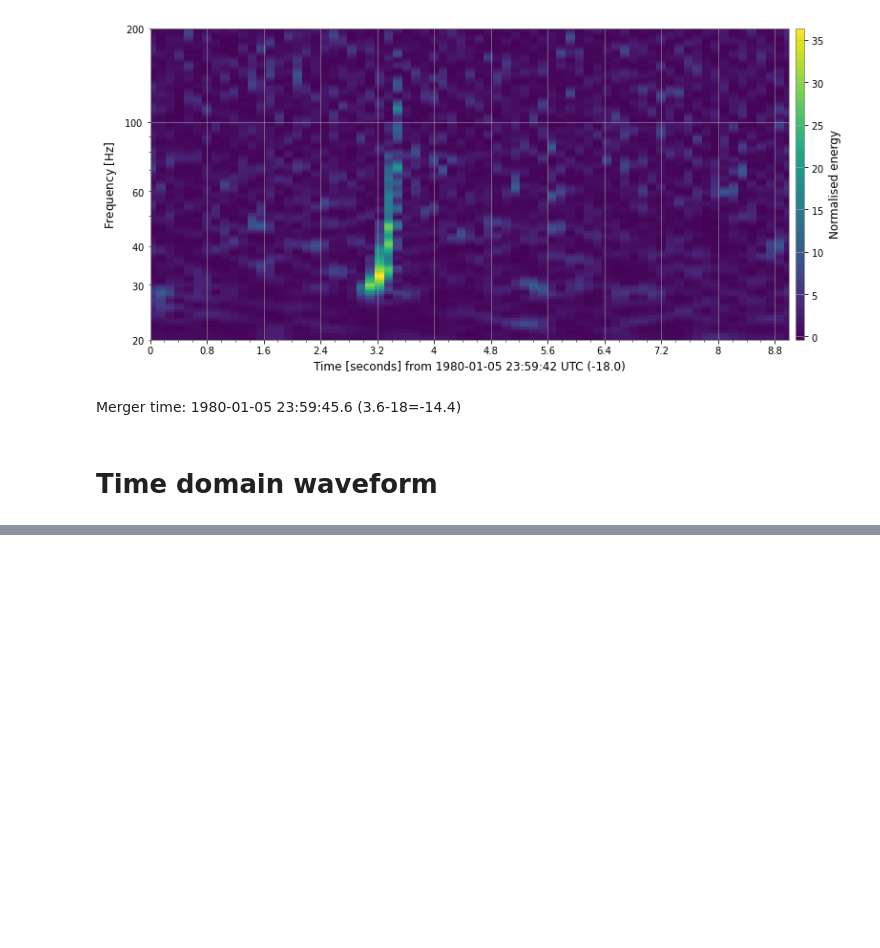
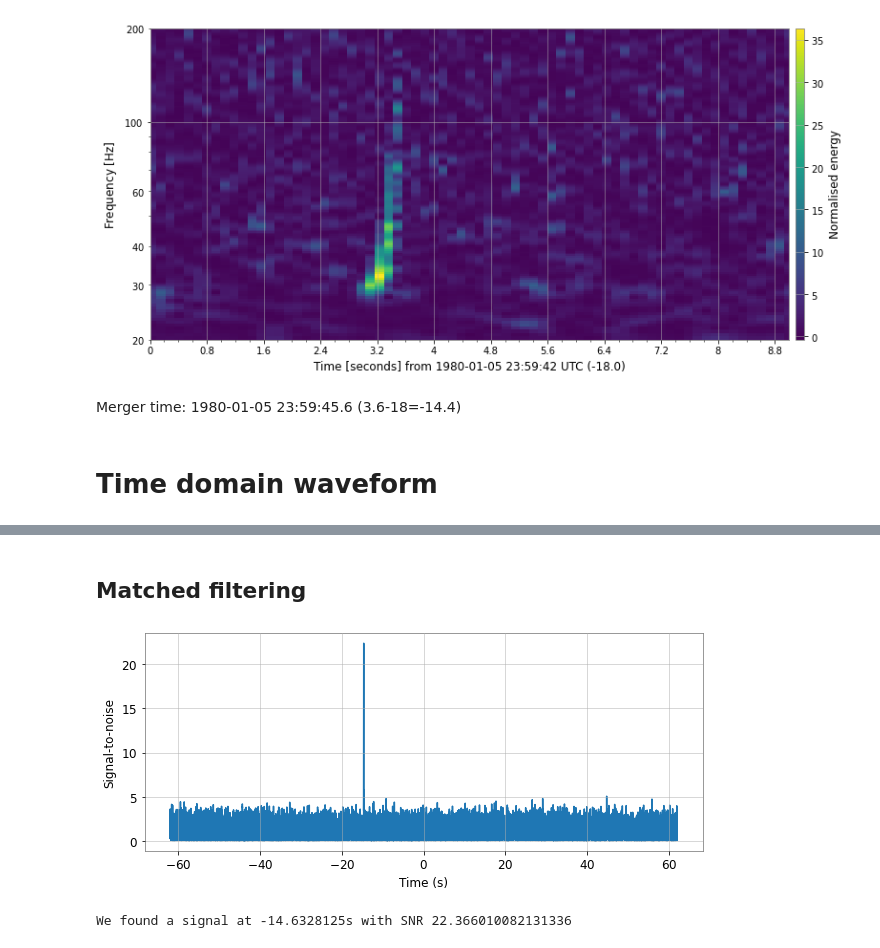
Before and after one commit to SYLau/odw-2022, a Jupyter notebook: Challenge/Data_challenge_2.ipynb, the cells around one changed output, grey strips where cells are left out. Saved outputs shown, nothing was run; the diff lists cells and outputs as text; code cells hidden in the pictures; blank space fills up the shorter version.

```diff
--- a/Challenge/Data_challenge_2.ipynb
+++ b/Challenge/Data_challenge_2.ipynb
@@ -84,0 +117,32 @@ pylab.show()
+# %% [markdown]
+## Matched filtering
+# %%
+from pycbc.filter import matched_filter
+import numpy
+
+# Resize the vector to match our data
+hp.resize(len(conditioned))
+hc.resize(len(conditioned))
+
+template_p = hp.cyclic_time_shift(hp.start_time)
+template_c = hc.cyclic_time_shift(hc.start_time)
+
+snr_p = matched_filter(template_p, conditioned,psd=psd, low_frequency_cutoff=20)
+snr_c = matched_filter(template_c, conditioned,psd=psd, low_frequency_cutoff=20)
+snr = snr_p
+
+pylab.figure(figsize=[10, 4])
+pylab.plot(snr.sample_times, abs(snr))
+pylab.ylabel('Signal-to-noise')
+pylab.xlabel('Time (s)')
+pylab.show()
+
+peak = abs(snr).numpy().argmax()
+snrp = snr[peak]
+time = snr.sample_times[peak]
+
+print("We found a signal at {}s with SNR {}".format(time,
+                                                    abs(snrp)))
+# %% [output]
+[figure, added]
+We found a signal at -14.6328125s with SNR 22.366010082131336
```
Also changed, not shown: parts of 4 cells of this notebook.
